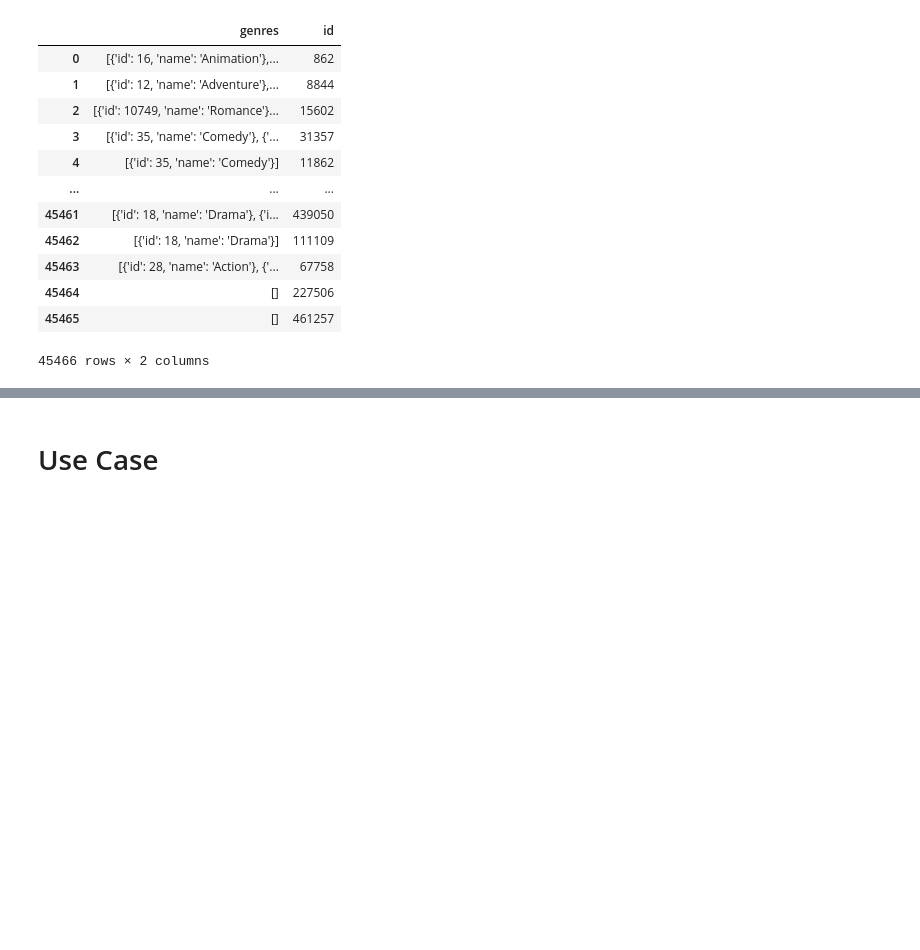
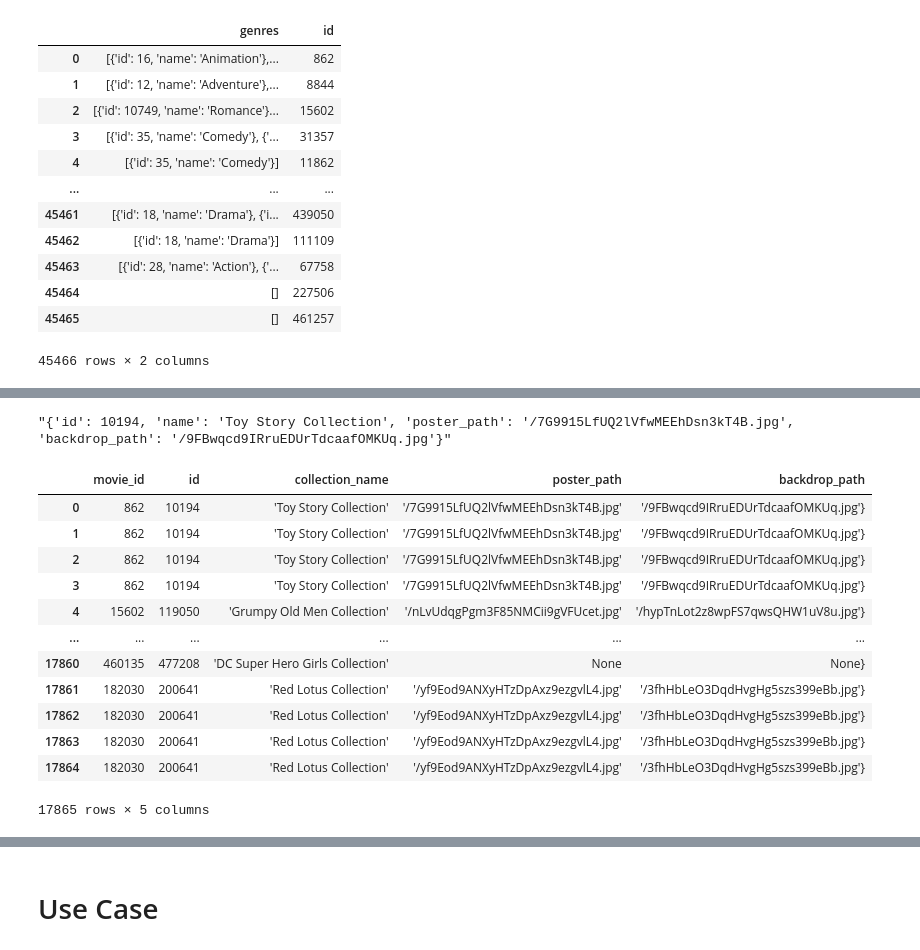
Before and after one commit to jingyun0312/DataSource_Movie, a Jupyter notebook: movie.ipynb, the cells around one changed output, grey strips where cells are left out. Cells and saved outputs as stored; diff of their text form; code cells hidden in the pictures; blank space fills up the shorter version.

```diff
--- a/movie.ipynb
+++ b/movie.ipynb
@@ -318,0 +407,3 @@ df_genres_real
+# %%
+df_collection = df_movie[['belongs_to_collection','id']].copy()
+df_collection['belongs_to_collection'].fillna('unknown', inplace=True)
@@ -318,0 +426,42 @@ df_genres_real
+# %%
+df_collection['belongs_to_collection'][0]
+# %% [output]
+"{'id': 10194, 'name': 'Toy Story Collection', 'poster_path': '/7G9915LfUQ2lVfwMEEhDsn3kT4B.jpg', 'backdrop_path': '/9FBwqcd9IRruEDUrTdcaafOMKUq.jpg'}"
+# %%
+split = df_collection['belongs_to_collection'].str.split(',')
+# %%
+data_collection = []
+moive_id = df_movie['id']
+
+for index, item in enumerate(split):
+    new_row = []
+    new_row.append(moive_id[index])
+    # print(item)
+    if item != 'unknown':
+        # print(item)
+        for split_1 in item:
+            # print(split_1)
+            split_2 = split_1.split(':')
+            # print(split_2)
+
+            if len(split_2) == 2:
+                new_row.append(split_2[1])
+                # print(new_row)
+                data_collection.append(new_row)
+
+df_collection_real = pd.DataFrame(data_collection, columns=['movie_id', 'id', 'collection_name', 'poster_path', 'backdrop_path'])
+df_collection_real
+# %% [output]
+|  | movie_id | id | collection_name | poster_path | backdrop_path |
+| 0 | 862 | 10194 | 'Toy Story Collection' | '/7G9915LfUQ2lVfwMEEhDsn3kT4B.jpg' | '/9FBwqcd9IRruEDUrTdcaafOMKUq.jpg'} |
+| 1 | 862 | 10194 | 'Toy Story Collection' | '/7G9915LfUQ2lVfwMEEhDsn3kT4B.jpg' | '/9FBwqcd9IRruEDUrTdcaafOMKUq.jpg'} |
+| 2 | 862 | 10194 | 'Toy Story Collection' | '/7G9915LfUQ2lVfwMEEhDsn3kT4B.jpg' | '/9FBwqcd9IRruEDUrTdcaafOMKUq.jpg'} |
+| 3 | 862 | 10194 | 'Toy Story Collection' | '/7G9915LfUQ2lVfwMEEhDsn3kT4B.jpg' | '/9FBwqcd9IRruEDUrTdcaafOMKUq.jpg'} |
+| 4 | 15602 | 119050 | 'Grumpy Old Men Collection' | '/nLvUdqgPgm3F85NMCii9gVFUcet.jpg' | '/hypTnLot2z8wpFS7qwsQHW1uV8u.jpg'} |
+| ... | ... | ... | ... | ... | ... |
+| 17860 | 460135 | 477208 | 'DC Super Hero Girls Collection' | None | None} |
+| 17861 | 182030 | 200641 | 'Red Lotus Collection' | '/yf9Eod9ANXyHTzDpAxz9ezgvlL4.jpg' | '/3fhHbLeO3DqdHvgHg5szs399eBb.jpg'} |
+| 17862 | 182030 | 200641 | 'Red Lotus Collection' | '/yf9Eod9ANXyHTzDpAxz9ezgvlL4.jpg' | '/3fhHbLeO3DqdHvgHg5szs399eBb.jpg'} |
+| 17863 | 182030 | 200641 | 'Red Lotus Collection' | '/yf9Eod9ANXyHTzDpAxz9ezgvlL4.jpg' | '/3fhHbLeO3DqdHvgHg5szs399eBb.jpg'} |
+| 17864 | 182030 | 200641 | 'Red Lotus Collection' | '/yf9Eod9ANXyHTzDpAxz9ezgvlL4.jpg' | '/3fhHbLeO3DqdHvgHg5szs399eBb.jpg'} |
+17865 rows × 5 columns
```
Also changed, not shown: parts of 47 cells of this notebook.
